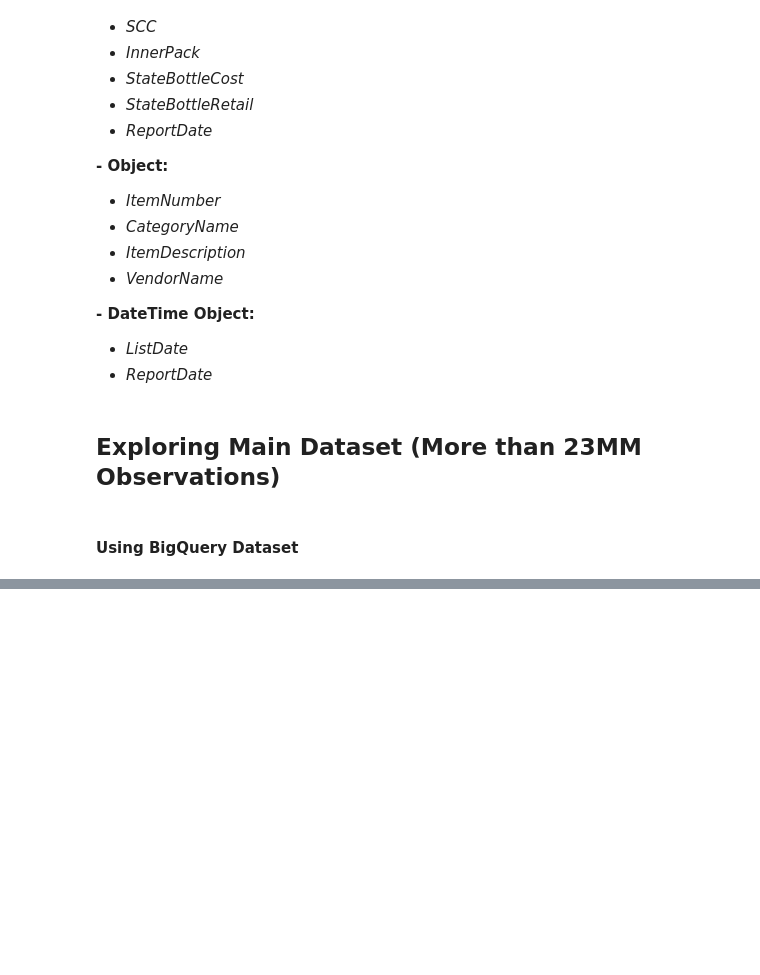
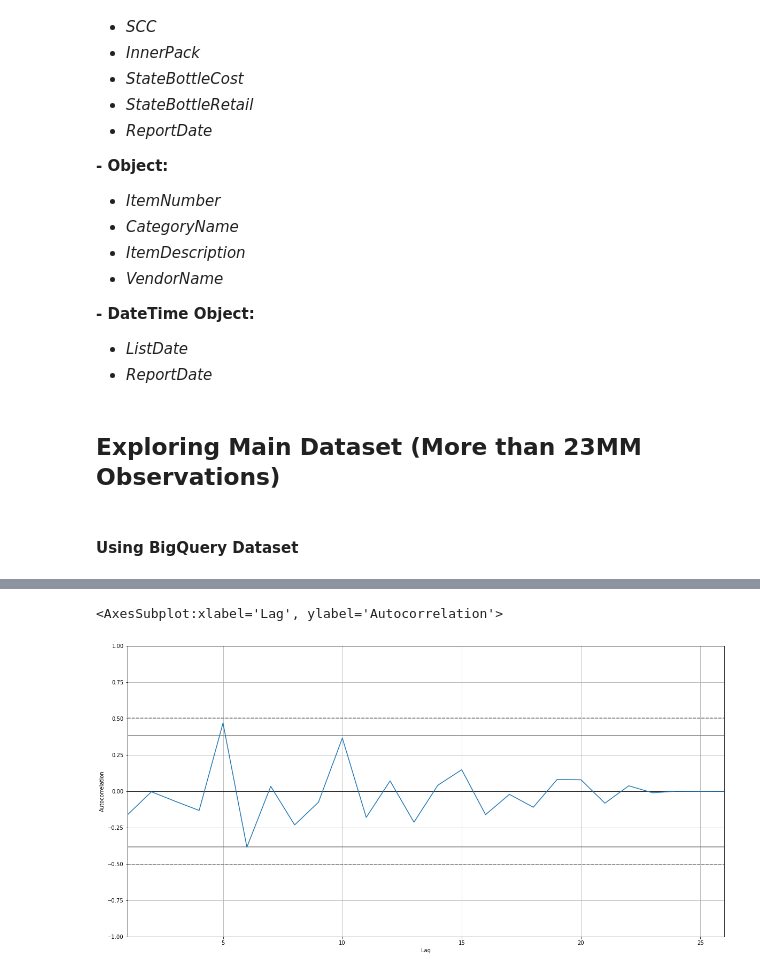
Before and after one commit to GitHuber626/Iowa_Liquor_Sales_Analysis, a Jupyter notebook: Tigran_V/Exploratory_Analysis.ipynb, the cells around one changed output, grey strips where cells are left out. Drawn from its saved outputs; the diff is of its cells as text; code cells hidden in the pictures; blank space fills up the shorter version.

```diff
--- a/Tigran_V/Exploratory_Analysis.ipynb
+++ b/Tigran_V/Exploratory_Analysis.ipynb
@@ -182,0 +334,5 @@ stores_DF.store_name.value_counts().sum()
+# %%
+autocorrelation_plot(sale_per_day.set_index('date'))
+# %% [output]
+<AxesSubplot:xlabel='Lag', ylabel='Autocorrelation'>
+[figure, added]
```
Also changed, not shown: parts of 53 cells of this notebook.
